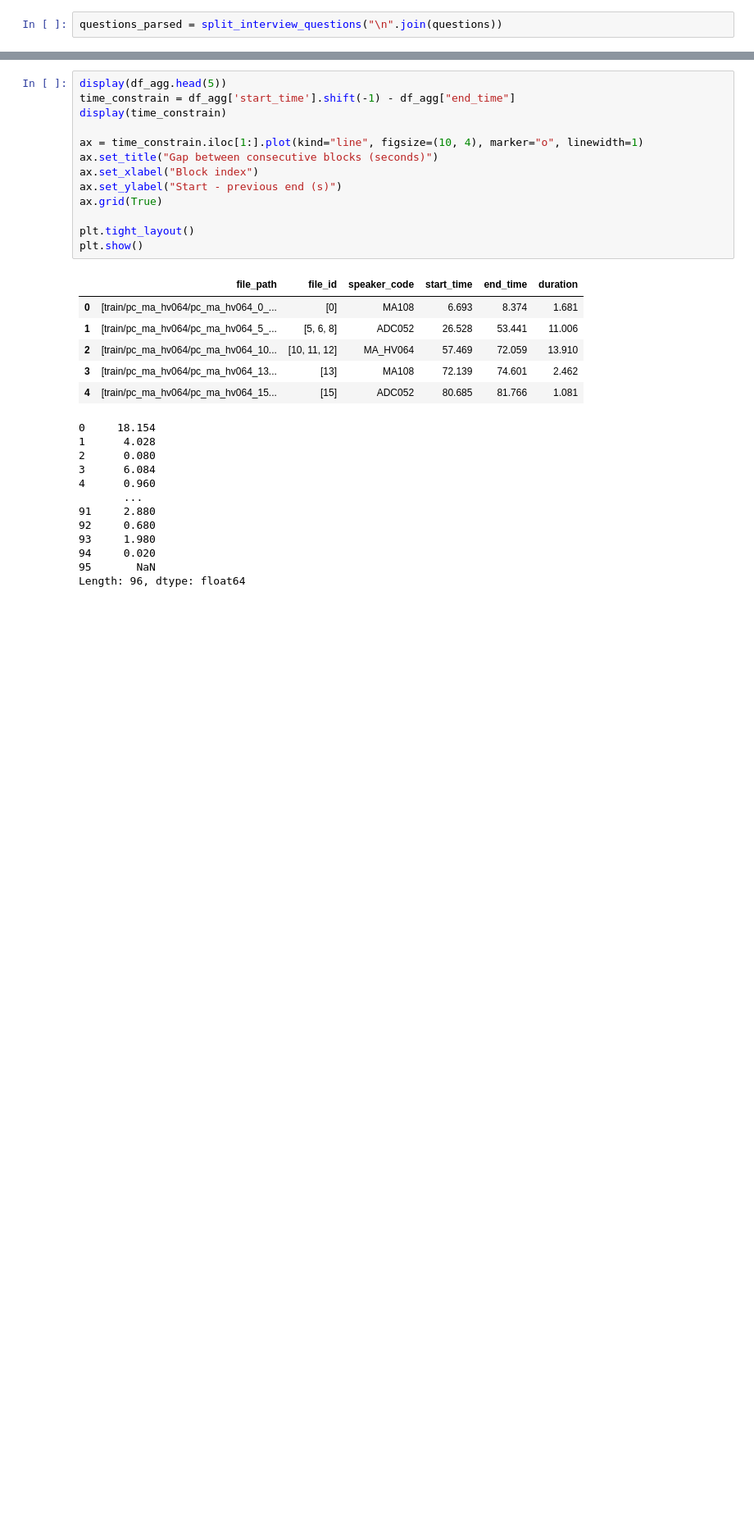
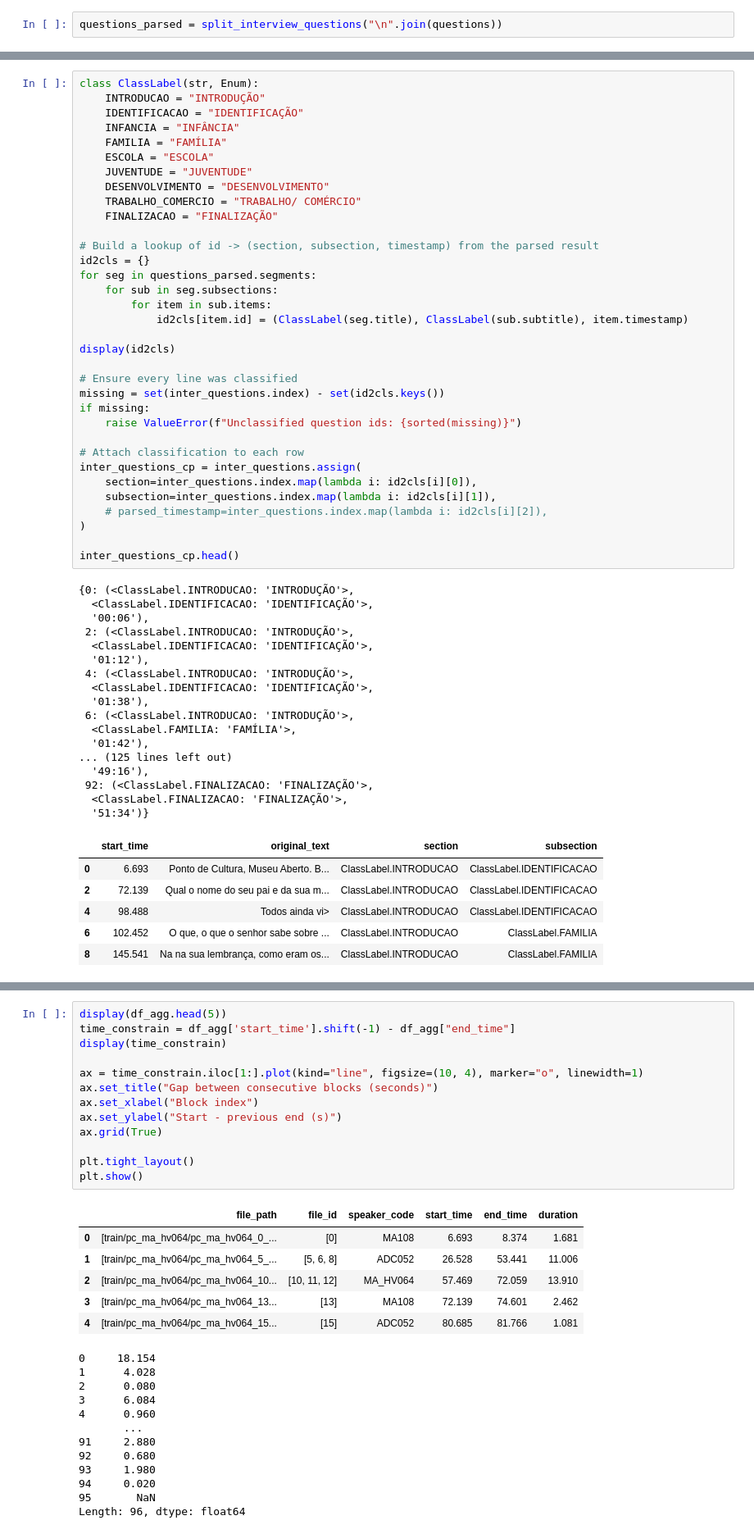
Before and after one commit to antonioMoreira/my-masters-degree, a Jupyter notebook: notebooks/mupe-dataset.ipynb, the cells around one changed output, grey strips where cells are left out. Shown at 82% size. Drawn from its saved outputs; the diff is of its cells as text; blank space fills up the shorter version.

```diff
--- a/notebooks/mupe-dataset.ipynb
+++ b/notebooks/mupe-dataset.ipynb
@@ -475,0 +497,58 @@ questions_parsed = split_interview_questions("\n".join(questions))
+# %%
+class ClassLabel(str, Enum):
+    INTRODUCAO = "INTRODUÇÃO"
+    IDENTIFICACAO = "IDENTIFICAÇÃO"
+    INFANCIA = "INFÂNCIA"
+    FAMILIA = "FAMÍLIA"
+    ESCOLA = "ESCOLA"
+    JUVENTUDE = "JUVENTUDE"
+    DESENVOLVIMENTO = "DESENVOLVIMENTO"
+    TRABALHO_COMERCIO = "TRABALHO/ COMÉRCIO"
+    FINALIZACAO = "FINALIZAÇÃO"
+
+# Build a lookup of id -> (section, subsection, timestamp) from the parsed result
+id2cls = {}
+for seg in questions_parsed.segments:
+    for sub in seg.subsections:
+        for item in sub.items:
+            id2cls[item.id] = (ClassLabel(seg.title), ClassLabel(sub.subtitle), item.timestamp)
+
+display(id2cls)
+
+# Ensure every line was classified
+missing = set(inter_questions.index) - set(id2cls.keys())
+if missing:
+    raise ValueError(f"Unclassified question ids: {sorted(missing)}")
+
+# Attach classification to each row
+inter_questions_cp = inter_questions.assign(
+    section=inter_questions.index.map(lambda i: id2cls[i][0]),
+    subsection=inter_questions.index.map(lambda i: id2cls[i][1]),
+    # parsed_timestamp=inter_questions.index.map(lambda i: id2cls[i][2]),
+)
+
+inter_questions_cp.head()
+# %% [output]
+{0: (<ClassLabel.INTRODUCAO: 'INTRODUÇÃO'>,
+  <ClassLabel.IDENTIFICACAO: 'IDENTIFICAÇÃO'>,
+  '00:06'),
+ 2: (<ClassLabel.INTRODUCAO: 'INTRODUÇÃO'>,
+  <ClassLabel.IDENTIFICACAO: 'IDENTIFICAÇÃO'>,
+  '01:12'),
+ 4: (<ClassLabel.INTRODUCAO: 'INTRODUÇÃO'>,
+  <ClassLabel.IDENTIFICACAO: 'IDENTIFICAÇÃO'>,
+  '01:38'),
+ 6: (<ClassLabel.INTRODUCAO: 'INTRODUÇÃO'>,
+  <ClassLabel.FAMILIA: 'FAMÍLIA'>,
+  '01:42'),
+... (125 lines left out)
+  '49:16'),
+ 92: (<ClassLabel.FINALIZACAO: 'FINALIZAÇÃO'>,
+  <ClassLabel.FINALIZACAO: 'FINALIZAÇÃO'>,
+  '51:34')}
+|  | start_time | original_text | section | subsection |
+| 0 | 6.693 | Ponto de Cultura, Museu Aberto. B... | ClassLabel.INTRODUCAO | ClassLabel.IDENTIFICACAO |
+| 2 | 72.139 | Qual o nome do seu pai e da sua m... | ClassLabel.INTRODUCAO | ClassLabel.IDENTIFICACAO |
+| 4 | 98.488 | Todos ainda vi> | ClassLabel.INTRODUCAO | ClassLabel.IDENTIFICACAO |
+| 6 | 102.452 | O que, o que o senhor sabe sobre ... | ClassLabel.INTRODUCAO | ClassLabel.FAMILIA |
+| 8 | 145.541 | Na na sua lembrança, como eram os... | ClassLabel.INTRODUCAO | ClassLabel.FAMILIA |
```
Also changed, not shown: parts of 8 cells of this notebook, 3 other files.
